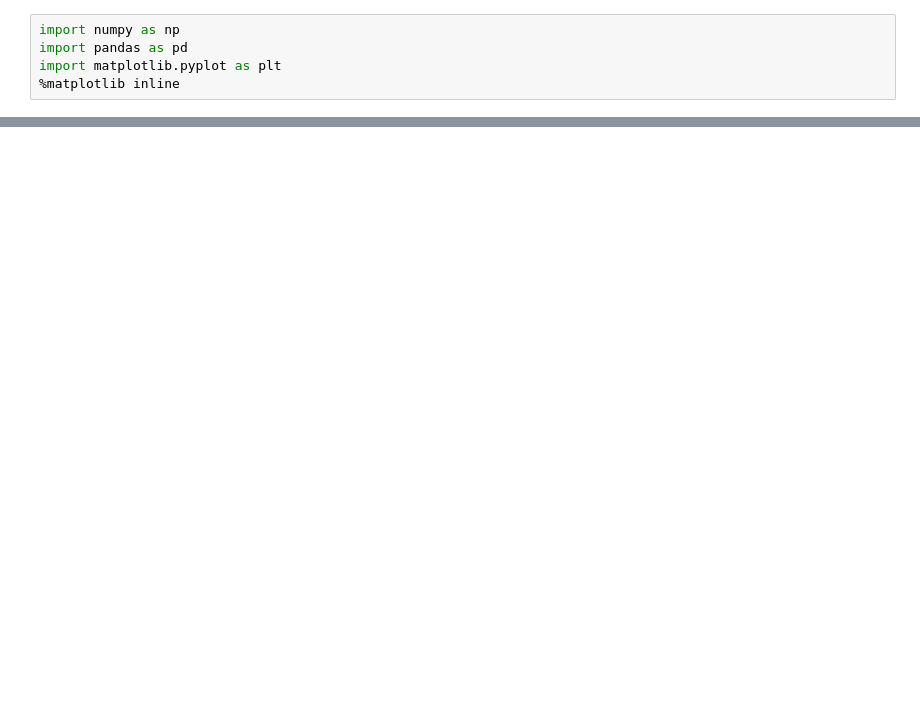
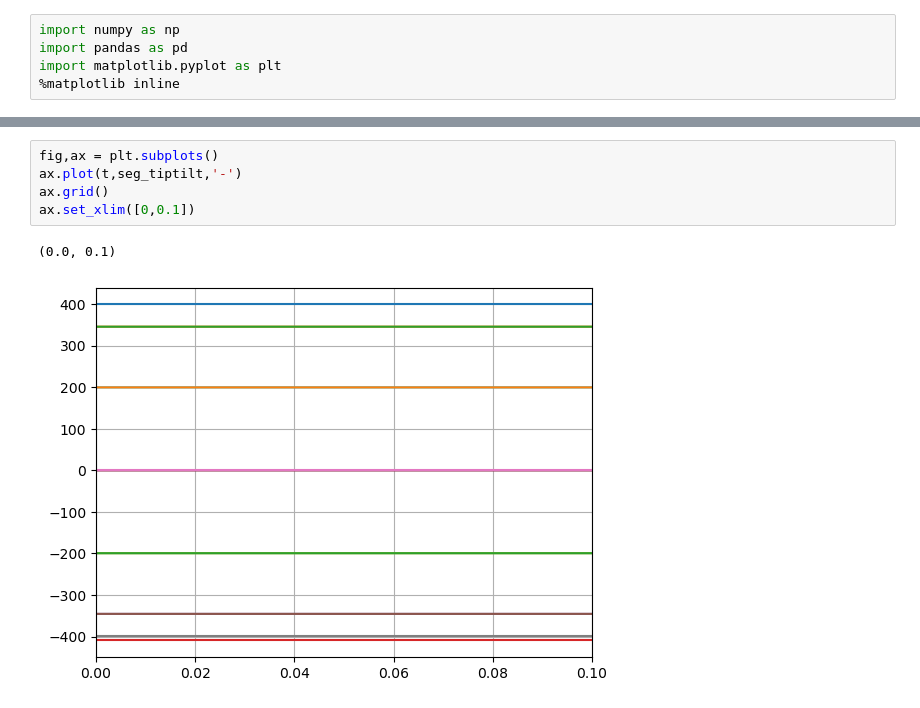
Before and after one commit to rodrigo-romano/dos-actors, a Jupyter notebook: grsim/active-optics/data/ngao.ipynb, the cells around one changed output, grey strips where cells are left out. Saved outputs shown, nothing was run; the diff lists cells and outputs as text; blank space fills up the shorter version.

```diff
--- a/grsim/active-optics/data/ngao.ipynb
+++ b/grsim/active-optics/data/ngao.ipynb
@@ -71,3 +72,11 @@ ax.set_xticks(np.arange(0.99,1,1e-3));
+# %%
+fig,ax = plt.subplots()
+ax.plot(t,seg_tiptilt,'-')
+ax.grid()
+ax.set_xlim([0,0.1])
+# %% [output]
+(0.0, 0.1)
+[figure, added]
 # %%
 fig, ax = plt.subplots()
 ax.plot(t, seg_wfe_rms)
```
Also changed, not shown: parts of 39 cells of this notebook, 2 other files.
